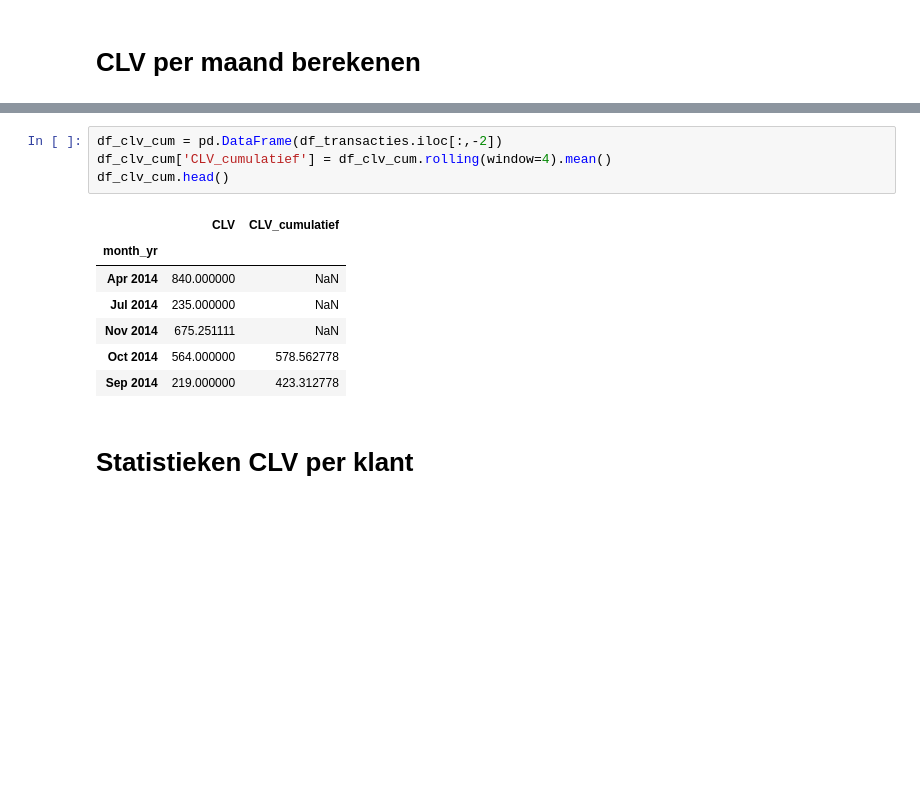
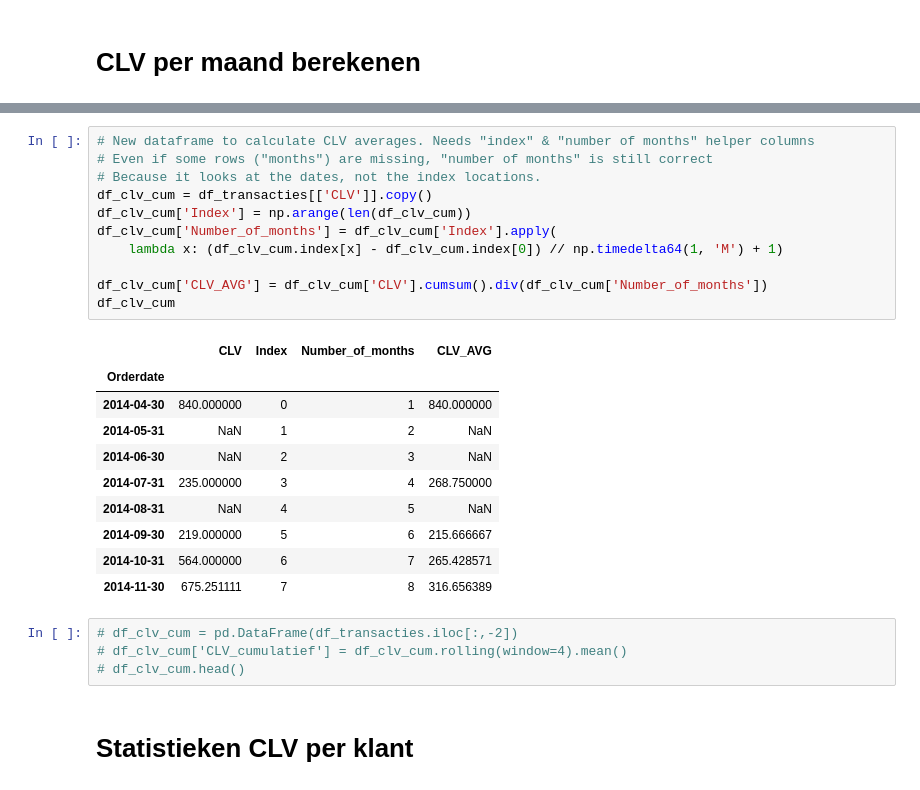
Before and after one commit to iwb-digital-growth-agency/python, a Jupyter notebook: CLV_Maxilia - nieuwe data set.ipynb, the cells around one changed output, grey strips where cells are left out. Drawn from its saved outputs; the diff is of its cells as text; blank space fills up the shorter version.

```diff
--- a/CLV_Maxilia - nieuwe data set.ipynb
+++ b/CLV_Maxilia - nieuwe data set.ipynb
@@ -387,15 +396,29 @@ df_transacties.head()
+# %%
+# New dataframe to calculate CLV averages. Needs "index" & "number of months" helper columns
+# Even if some rows ("months") are missing, "number of months" is still correct
+# Because it looks at the dates, not the index locations.
+df_clv_cum = df_transacties[['CLV']].copy()
+df_clv_cum['Index'] = np.arange(len(df_clv_cum))
+df_clv_cum['Number_of_months'] = df_clv_cum['Index'].apply(
+    lambda x: (df_clv_cum.index[x] - df_clv_cum.index[0]) // np.timedelta64(1, 'M') + 1)
+
+df_clv_cum['CLV_AVG'] = df_clv_cum['CLV'].cumsum().div(df_clv_cum['Number_of_months'])
+df_clv_cum
+# %% [output]
+|  | CLV | Index | Number_of_months | CLV_AVG |
+| Orderdate |  |  |  |  |
+| 2014-04-30 | 840.000000 | 0 | 1 | 840.000000 |
+| 2014-05-31 | NaN | 1 | 2 | NaN |
+| 2014-06-30 | NaN | 2 | 3 | NaN |
+| 2014-07-31 | 235.000000 | 3 | 4 | 268.750000 |
+| 2014-08-31 | NaN | 4 | 5 | NaN |
+| 2014-09-30 | 219.000000 | 5 | 6 | 215.666667 |
+| 2014-10-31 | 564.000000 | 6 | 7 | 265.428571 |
+| 2014-11-30 | 675.251111 | 7 | 8 | 316.656389 |
 # %%
-df_clv_cum = pd.DataFrame(df_transacties.iloc[:,-2])
-df_clv_cum['CLV_cumulatief'] = df_clv_cum.rolling(window=4).mean()
-df_clv_cum.head()
+# df_clv_cum = pd.DataFrame(df_transacties.iloc[:,-2])
+# df_clv_cum['CLV_cumulatief'] = df_clv_cum.rolling(window=4).mean()
+# df_clv_cum.head()
-# %% [output]
-|  | CLV | CLV_cumulatief |
-| month_yr |  |  |
-| Apr 2014 | 840.000000 | NaN |
-| Jul 2014 | 235.000000 | NaN |
-| Nov 2014 | 675.251111 | NaN |
-| Oct 2014 | 564.000000 | 578.562778 |
-| Sep 2014 | 219.000000 | 423.312778 |
 # %% [markdown]
 # Statistieken CLV per klant
 # %%
```
Also changed, not shown: parts of 10 cells of this notebook.
